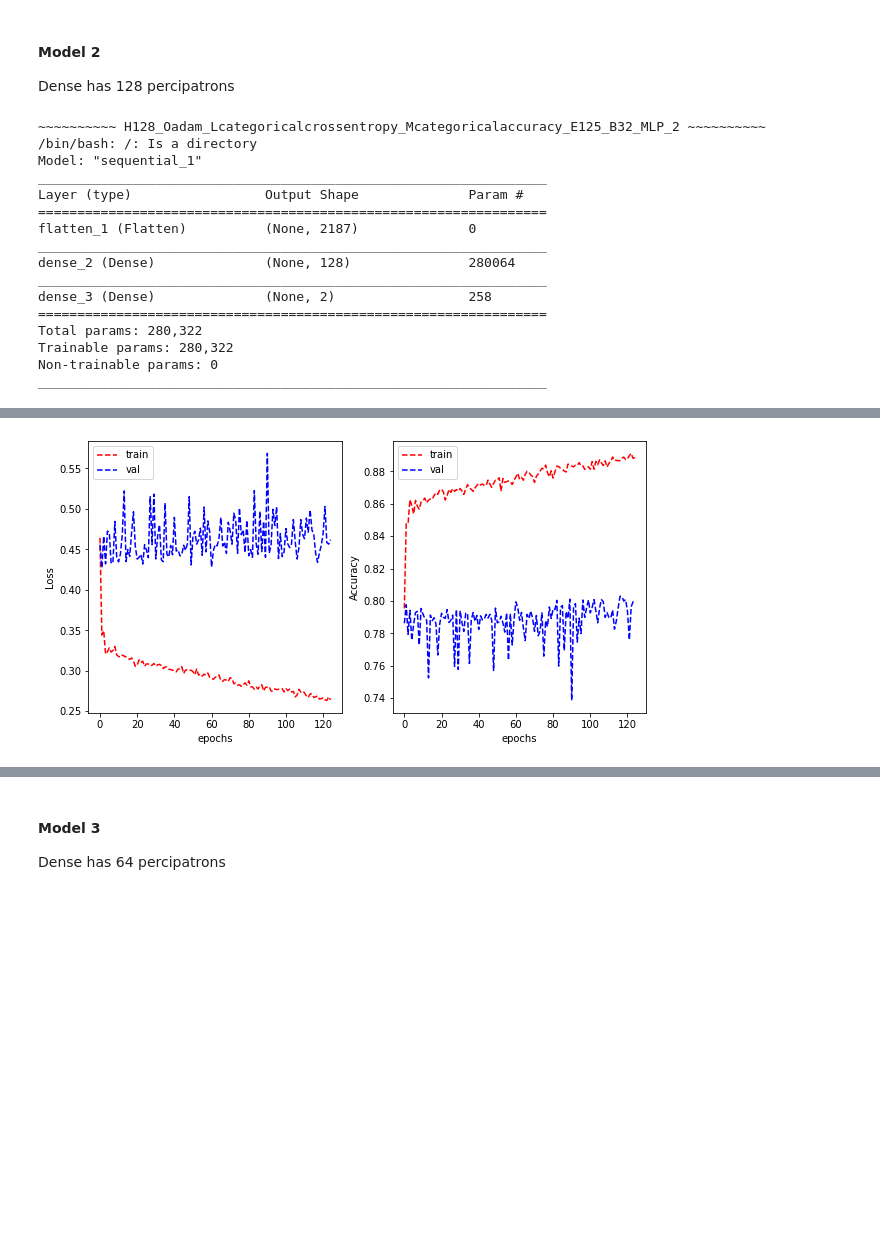
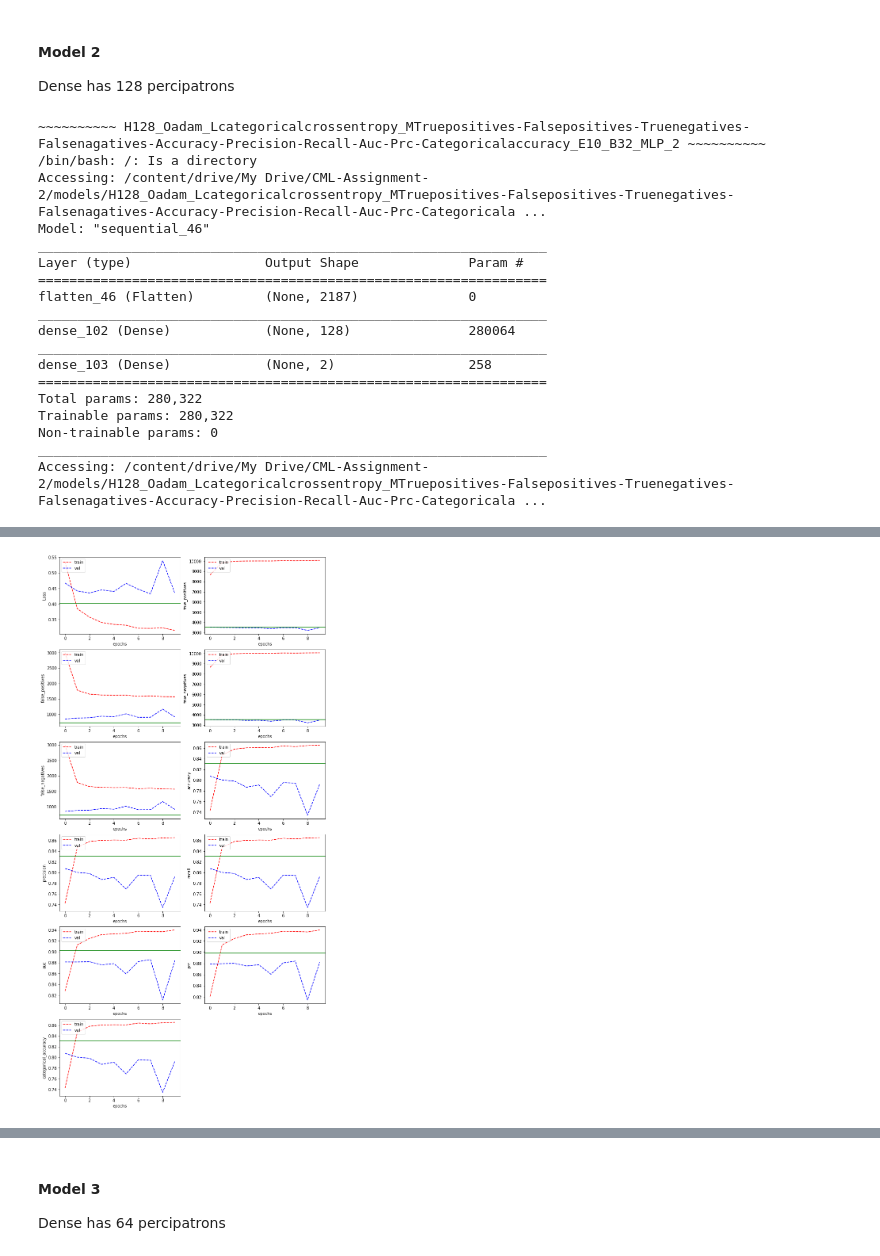
Before and after one commit to Luke-Mason/CML-Assignment-2, a Jupyter notebook: Luke.ipynb, the cells around one changed output, grey strips where cells are left out. Drawn from its saved outputs; the diff is of its cells as text; code cells hidden in the pictures; blank space fills up the shorter version.

```diff
--- a/Luke.ipynb
+++ b/Luke.ipynb
@@ -197,7 +204,8 @@ def get_imagery_data_sets(train_set, validation_set, test_set, directory, x_col,
         x_col=x_col,
         y_col=y_col,
         target_size=(27, 27),
-        class_mode='categorical')
+        class_mode='categorical',
+        shuffle=False)
 
     # Train set generator to evaluate produce dataframe with train images.
     train_imagery_set = train_datagen.flow_from_dataframe(
@@ -879,0 +903,27 @@ parameters = {
+# %%
+METRICS = [
+      tf.keras.metrics.TruePositives(name='true_positives'),
+      tf.keras.metrics.FalsePositives(name='false_positives'),
+      tf.keras.metrics.TrueNegatives(name='true_negatives'),
+      tf.keras.metrics.FalseNegatives(name='false_nagatives'),
+      tf.keras.metrics.BinaryAccuracy(name='accuracy'),
+      tf.keras.metrics.AUC(name='auc'),
+      tf.keras.metrics.AUC(name='prc', curve='PR'), # precision-recall curve
+      tf.keras.metrics.CategoricalAccuracy(name='categorical_accuracy', dtype=None)
+]
+
+# hyperparameters.
+parameters = {
+    "hidden_layer_dim": 256,
+    "optimizer": 'adam',
+    "loss": tf.keras.losses.CategoricalCrossentropy(from_logits=True),
+    "metrics": METRICS,
+    "epochs": 125,
+    "batch_size": 32
+}
+# %%
+# Extract the imagery into new data sets from the original data sets that
+# contained the image references.
+train_imagery_set, val_imagery_set, test_imagery_set = get_imagery_data_sets(
+    train_set_ic, validation_set_ic, test_set_ic, './patch_images/', 'ImageName',
+    'isCancerous', parameters["batch_size"])
@@ -926,41 +992,40 @@ _________________________________________________________________
 Dense has 128 percipatrons
 # %%
 parameters["hidden_layer_dim"] = 128
+parameters["epochs"] = 10
 
 # The Deep Neural Network Layer Structure.
 layers = [
     tf.keras.layers.Flatten(input_shape=INPUT_DIM),
     tf.keras.layers.Dense(parameters["hidden_layer_dim"], activation='relu'),
-    tf.keras.layers.Dense(OUTPUT_CLASSES)
+    tf.keras.layers.Dense(OUTPUT_CLASSES, activation=tf.keras.activations.softmax)
 ]
 
 # Create model.
 model = tf.keras.Sequential(layers)
 
 # Train and save model
-history = run_model(model, parameters, "MLP_2_CT",
-                    lambda: train_save(train_set_ic, validation_set_ic, test_set_ic, parameters, model, 'isCancerous'))
+history, model = run_model(model, parameters, "MLP_2", train_imagery_set, val_imagery_set)
 
 # Plot the results for run though of the data (epoch).
-plot_learning_curve(history['loss'],
-                    history['val_loss'],
-                    history['categorical_accuracy'],
-                    history['val_categorical_accuracy'],
-                    metric_name='Accuracy')
+test_metrics = model.evaluate(test_imagery_set)
+plot_learning_curve(history, parameters["metrics"], test_metrics)
 # %% [output]
-~~~~~~~~~~ H128_Oadam_Lcategoricalcrossentropy_Mcategoricalaccuracy_E125_B32_MLP_2 ~~~~~~~~~~
+~~~~~~~~~~ H128_Oadam_Lcategoricalcrossentropy_MTruepositives-Falsepositives-Truenegatives-Falsenagatives-Accuracy-Precision-Recall-Auc-Prc-Categoricalaccuracy_E10_B32_MLP_2 ~~~~~~~~~~
 /bin/bash: /: Is a directory
-Model: "sequential_1"
+Accessing: /content/drive/My Drive/CML-Assignment-2/models/H128_Oadam_Lcategoricalcrossentropy_MTruepositives-Falsepositives-Truenegatives-Falsenagatives-Accuracy-Precision-Recall-Auc-Prc-Categoricala ...
+Model: "sequential_46"
 _________________________________________________________________
 Layer (type)                 Output Shape              Param #
 =================================================================
-flatten_1 (Flatten)          (None, 2187)              0
+flatten_46 (Flatten)         (None, 2187)              0
 _________________________________________________________________
-dense_2 (Dense)              (None, 128)               280064
+dense_102 (Dense)            (None, 128)               280064
 _________________________________________________________________
-dense_3 (Dense)              (None, 2)                 258
+dense_103 (Dense)            (None, 2)                 258
 =================================================================
 Total params: 280,322
 Trainable params: 280,322
 Non-trainable params: 0
 _________________________________________________________________
+Accessing: /content/drive/My Drive/CML-Assignment-2/models/H128_Oadam_Lcategoricalcrossentropy_MTruepositives-Falsepositives-Truenegatives-Falsenagatives-Accuracy-Precision-Recall-Auc-Prc-Categoricala ...
@@ -967 +1033 @@ _________________________________________________________________
-[figure, old version]
+[figure, new version]
```
Also changed, not shown: parts of 39 cells of this notebook.
